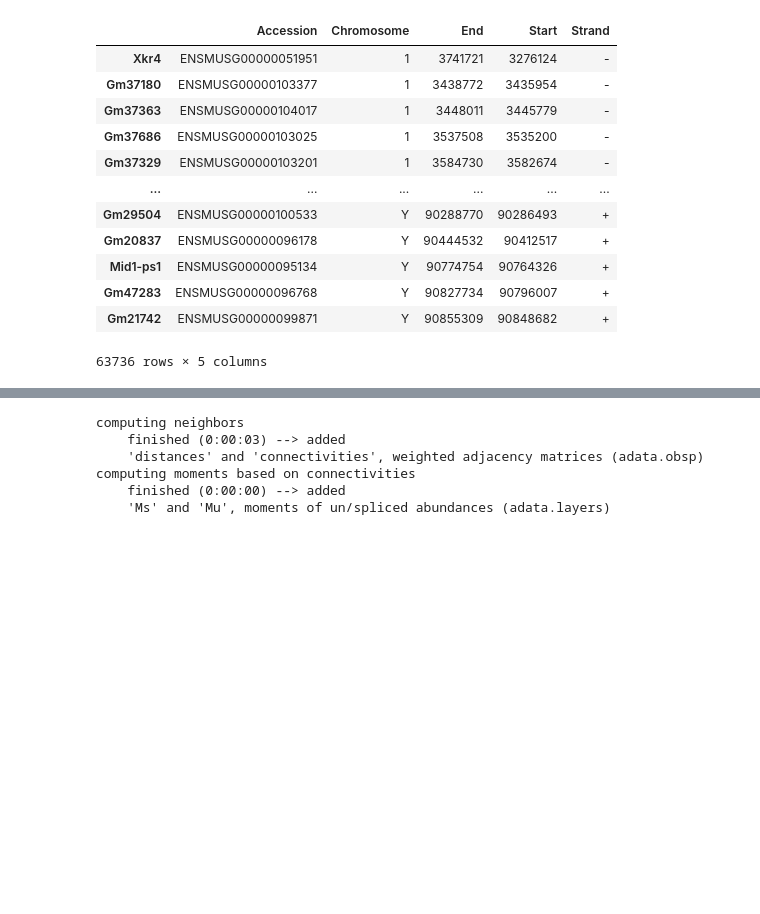
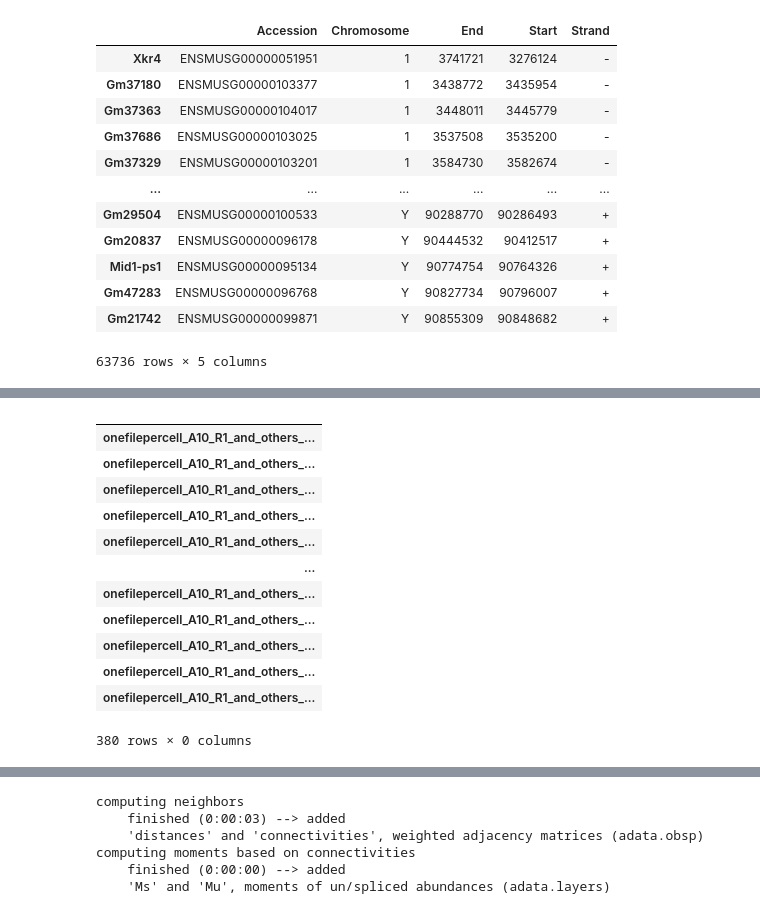
Before and after one commit to FrHi94/t.gondii_bmdc, a Jupyter notebook: scripts/scvelo.ipynb, the cells around one changed output, grey strips where cells are left out. Saved outputs shown, nothing was run; the diff lists cells and outputs as text; code cells hidden in the pictures; blank space fills up the shorter version.

```diff
--- a/scripts/scvelo.ipynb
+++ b/scripts/scvelo.ipynb
@@ -23,0 +83,10 @@ Variable names are not unique. To make them unique, call `.var_names_make_unique
+# %%
+ldata1 = scv.read("/Users/franziskahildebrandt/t.gondi_dc/data/velocyto/OUTPUT/131/onefilepercell_A10_R1_and_others_KC4RZ.loom", cache=True)
+ldata1.var
+ldata1.var_names_make_unique
+
+#Do the same for the second plate
+
+ldata2 = scv.read("/Users/franziskahildebrandt/t.gondi_dc/data/velocyto/OUTPUT/132/onefilepercell_A10_R1_and_others_SL8F7.loom", cache=True)
+ldata2.var
+ldata2.var_names_make_unique
@@ -42 +133,19 @@ adata.var
+# %%
+ldata2.obs
+
+#"132_G3" "132_M1" "132_M2" "132_O6" are not present in loom file - need to be removed from the cellcount file to continue analysis
+# %% [output]
+|  |
+| onefilepercell_A10_R1_and_others_... |
+| onefilepercell_A10_R1_and_others_... |
+| onefilepercell_A10_R1_and_others_... |
+| onefilepercell_A10_R1_and_others_... |
+| onefilepercell_A10_R1_and_others_... |
+| ... |
+| onefilepercell_A10_R1_and_others_... |
+| onefilepercell_A10_R1_and_others_... |
+| onefilepercell_A10_R1_and_others_... |
+| onefilepercell_A10_R1_and_others_... |
+| onefilepercell_A10_R1_and_others_... |
+380 rows × 0 columns
 # %%
```
Also changed, not shown: parts of 21 cells of this notebook, 2 other files.
